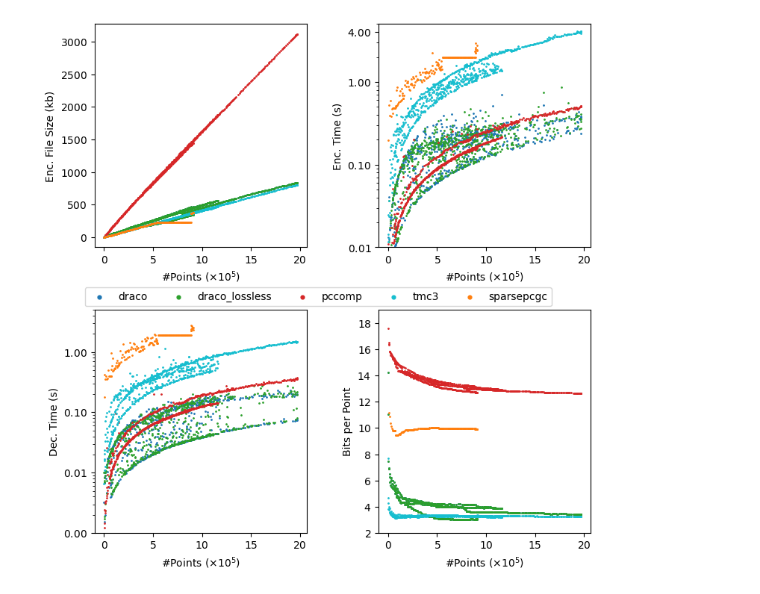
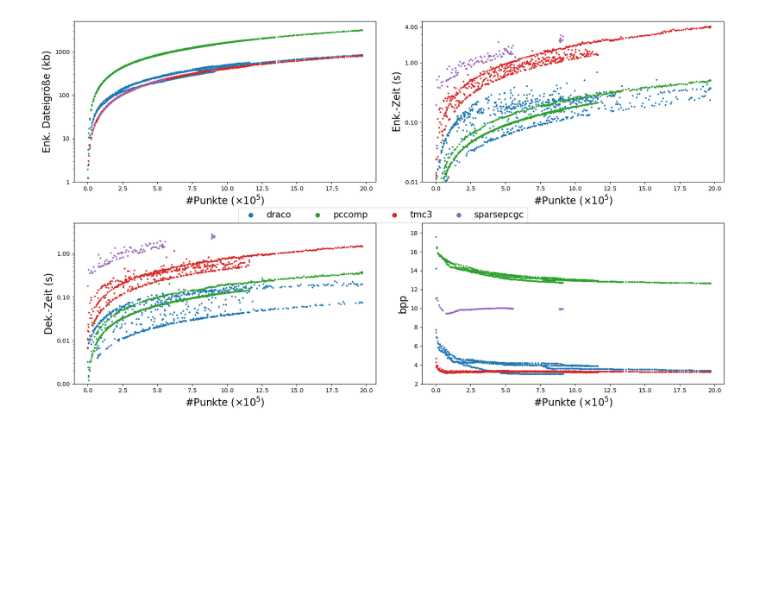
Before and after one commit to lupeterm/pc-compression, a Jupyter notebook: plot.ipynb, the cells around one changed output. Saved outputs shown, nothing was run; the diff lists cells and outputs as text; code cells hidden in the pictures; blank space fills up the shorter version.

```diff
--- a/plot.ipynb
+++ b/plot.ipynb
@@ -7,7 +7,7 @@ import os
 # %%
 FIN_PATH = "/home/peter/Documents/uni/FIN-Dataset"
 scenes = ["hallway", "auditorium", "office", "conferenceRoom"]
-algorithms = ["draco", "draco_lossless", "pccomp","tmc3","sparsepcgc"]
+algorithms = ["draco", "pccomp","tmc3","sparsepcgc"]
 scenes, algorithms
 # %% [output]
 (['hallway', 'auditorium', 'office', 'conferenceRoom'],
@@ -110,10 +99,10 @@ def merge(exclude_scene: list[str]=[],exclude_algo: list[str]=[]):
 # %%
 all_scenes_all_algos = merge()
 hallway_sparsepcgc = merge(exclude_algo=["draco", "draco_lossless", "tmc3","sparsepcgc"])
-colors = {"draco": "tab:blue", "draco_lossless":"tab:green", "pccomp":"tab:red", "tmc3": "tab:cyan", "sparsepcgc":"tab:orange"}
+colors = {"draco": "tab:blue", "draco_lossless":"tab:orange", "pccomp":"tab:green", "tmc3": "tab:red", "sparsepcgc":"tab:purple"}
 # %%
 def plot_qual(algorith_map: dict[str, pd.DataFrame], title: str):
-    fig, axs = plt.subplots(2,2, figsize=(8, 8))
+    fig, axs = plt.subplots(2,2, figsize=(17, 10))
     ls = []
     algorithms = []
     for algorithm, df in algorith_map.items():
@@ -123,34 +112,38 @@ def plot_qual(algorith_map: dict[str, pd.DataFrame], title: str):
         time_enc = df["time_enc_ns"]/10**9
         time_dec = df["time_dec_ns"]/10**9
         points = df["num_points"] / 10**5
-        l = axs[0, 0].scatter(points, enc_size, s=1, color=colors[algorithm])
+        l = axs[0, 0].scatter(points, enc_size, s=4, color=colors[algorithm])
+        axs[0,0].set_yscale("log")
+        axs[0,0].set_ylim(1, 5000)
         ls.append(l)
-        axs[0, 0].set_ylabel("Enc. File Size (kb)")
-        axs[0, 1].scatter(points, time_enc, s=1, color=colors[algorithm])
-        axs[0, 1].set_ylabel("Enc. Time (s)")
+        axs[0, 0].set_ylabel("Enk. Dateigröße (kb)", fontsize=17)
+        axs[0, 1].scatter(points, time_enc, s=4, color=colors[algorithm])
+        axs[0, 1].set_ylabel("Enk.-Zeit (s)", fontsize=17)
         axs[0, 1].set_yscale("log")
         axs[1, 0].set_yscale("log")
         axs[0, 1].set_yticks([0.01, 0.1, 1, 4,])
         axs[0, 1].set_ylim(0.01, 5)
         axs[1, 0].set_ylim(0.001, 5)
-        axs[1, 0].scatter(points, time_dec, s=1, color=colors[algorithm])
-        axs[1, 0].set_ylabel("Dec. Time (s)")
-        axs[1, 1].scatter(points, bpps, s=1, label=algorithm, color=colors[algorithm])
-        axs[1, 1].set_ylabel("Bits per Point")
+        axs[1, 0].scatter(points, time_dec, s=4, color=colors[algorithm])
+        axs[1, 0].set_ylabel("Dek.-Zeit (s)", fontsize=17)
+        axs[1, 1].scatter(points, bpps, s=4, label=algorithm, color=colors[algorithm])
+        axs[1, 1].set_ylabel("bpp", fontsize=17)
         axs[1, 1].set_ylim(2, 19)
 
     for ax in axs.flat:
-        ax.set_xlabel("#Points ($\\times 10^5$)")
+        ax.set_xlabel("#Punkte ($\\times 10^5$)", fontsize=17)
         ax.xaxis.set_major_formatter(mtick.ScalarFormatter(useMathText=True))
         ax.yaxis.set_major_formatter(mtick.ScalarFormatter(useMathText=True))
-    lgnd = fig.legend(ls, algorithms, loc="center", ncols=(5))
+    lgnd = fig.legend(ls, algorithms, loc="center", ncols=(5),prop={'size': 15})
     for handle in lgnd.legend_handles:
-        handle.set_sizes([12.0])
-    fig.tight_layout(pad=2.5)
+        # lgnd.legendHandles[0]._legmarker.set_markersize(6)
+        # lgnd.legendHandles[1]._legmarker.set_markersize(6)
+        handle.set_sizes([50.0])
+    fig.tight_layout(pad=2.8)
     fig.savefig(f"figures/{title}.svg", format="svg")
     return fig
 # %%
-fig_qual_no_hw = plot_qual(all_scenes_all_algos, "all_scenes_all_algos")
+fig_qual_no_hw = plot_qual(all_scenes_all_algos, "all_scenes_all_algos_wide")
 # fig_qual_hw = plot_qual(hallway_sparsepcgc, "hallway_sparsepcgc")
 # %% [output]
-[figure, old version]
+[figure, new version]
```
Also changed, not shown: parts of 11 cells of this notebook, 14 other files.
